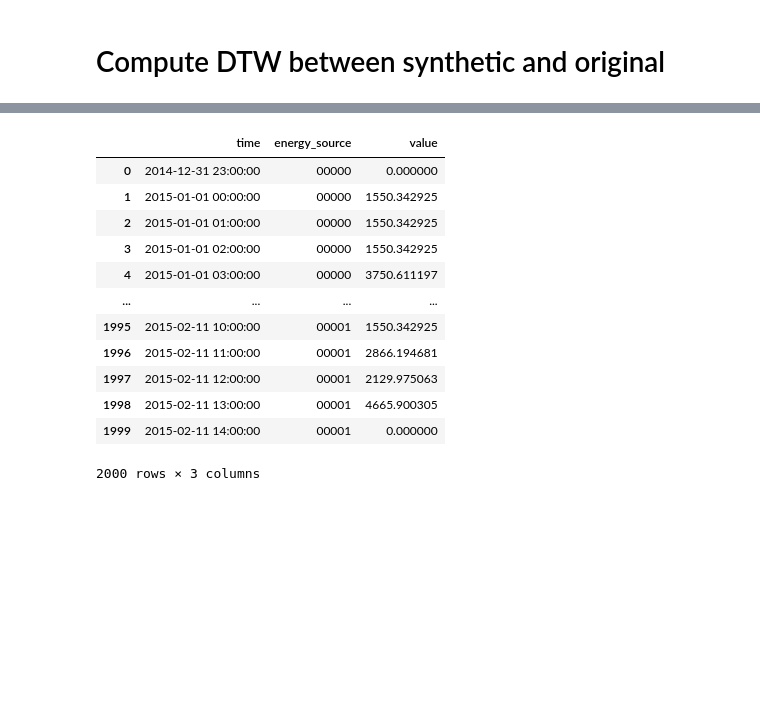
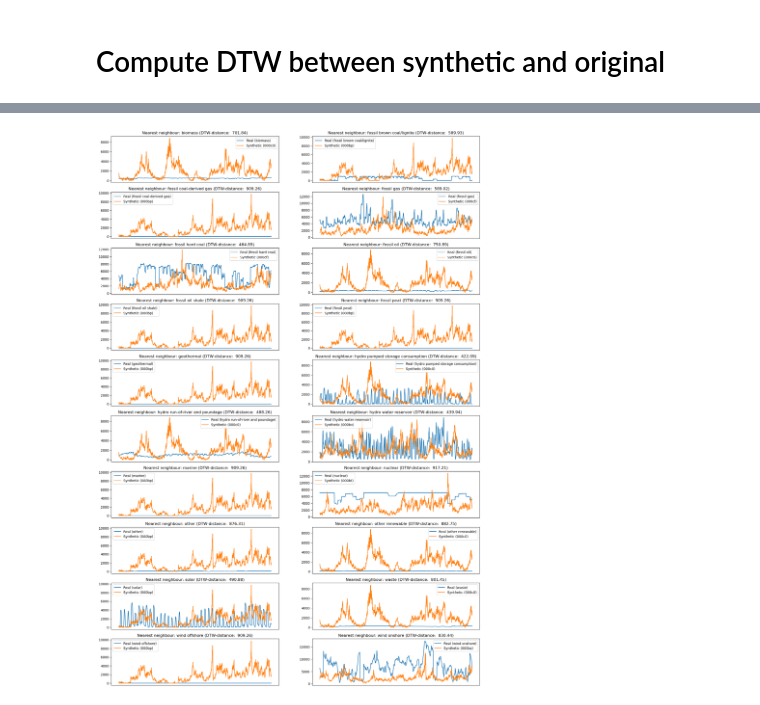
Before and after one commit to oskargirardin/CRP_GDPR_datasets, a Jupyter notebook: use_cases/time_series_prediction/time_series.ipynb, the cells around one changed output, grey strips where cells are left out. Drawn from its saved outputs; the diff is of its cells as text; code cells hidden in the pictures; blank space fills up the shorter version.

Commit message:
First draft of plotting time series

```diff
--- a/use_cases/time_series_prediction/time_series.ipynb
+++ b/use_cases/time_series_prediction/time_series.ipynb
@@ -433,12 +430,0 @@ dist_matrix.describe()
-# %%
-datasets = load_csvs(folder_name='./data/') if local else load_csvs(folder_name='.')
-df = datasets["energy_dataset"].iloc[:1000]
-
-
-# Switch the shape of the dataframe to long format
-gen_columns = list(filter(lambda x: "generation" in x, df.columns))
-df_long = df.melt(["time"], gen_columns)
-df_long.columns = ["time","energy_source", "value"]
-
-# Clean time and energy_source column
-df_long["time"] = pd.to_datetime(df_long["time"], utc = True)
@@ -460,2 +430,0 @@ Name: time, Length: 21000, dtype: datetime64[ns, UTC]
-# %%
-df_long, metadata = get_energy_data_metadata(rows_limit=1000, interpolate= True, drop_na_cols=True)
@@ -500,16 +431,32 @@ synthesizer.fit(df_long)
-# %%
-synthesizer.sample(2)
-# %% [output]
-|  | time | energy_source | value |
-| 0 | 2014-12-31 23:00:00 | 00000 | 0.000000 |
-| 1 | 2015-01-01 00:00:00 | 00000 | 1550.342925 |
-| 2 | 2015-01-01 01:00:00 | 00000 | 1550.342925 |
-| 3 | 2015-01-01 02:00:00 | 00000 | 1550.342925 |
-| 4 | 2015-01-01 03:00:00 | 00000 | 3750.611197 |
-| ... | ... | ... | ... |
-| 1995 | 2015-02-11 10:00:00 | 00001 | 1550.342925 |
-| 1996 | 2015-02-11 11:00:00 | 00001 | 2866.194681 |
-| 1997 | 2015-02-11 12:00:00 | 00001 | 2129.975063 |
-| 1998 | 2015-02-11 13:00:00 | 00001 | 4665.900305 |
-| 1999 | 2015-02-11 14:00:00 | 00001 | 0.000000 |
-2000 rows × 3 columns
+# %%
+# Find the nearest neighbour's names
+nearest_synth_ts = dist_matrix.idxmin(axis=0)
+
+# Init plotting
+n_plots = len(df_long["energy_source"].unique())
+fig, axs = plt.subplots(nrows=n_plots//2, ncols=2, figsize=(20,30)) # TODO: account for odd number of plots by setting the last plot to ax.axis("off")
+axs = axs.reshape(-1)
+
+for i, (real_col, synth_name) in enumerate(nearest_synth_ts.items()):
+    # Subset real dataset and extract y, x for plotting
+    real_df_subset = df_long[df_long["energy_source"] == real_col]
+    y_real = real_df_subset["value"]
+    x_real = real_df_subset["time"]
+
+    # Subset synthetic dataset and extract y, x for plotting
+    synth_df_subset = synth_data[synth_data["energy_source"] == synth_name]
+    y_synth = synth_df_subset["value"]
+    x_synth = synth_df_subset["time"]
+
+    axs[i].plot(x_real, y_real, label = f"Real ({real_col})")
+    axs[i].plot(x_synth, y_synth, label = f"Synthetic ({synth_name})")
+    axs[i].tick_params(
+        axis='x',          # changes apply to the x-axis
+        which='both',      # both major and minor ticks are affected
+        bottom=False,      # ticks along the bottom edge are off
+        top=False,         # ticks along the top edge are off
+        labelbottom=False)
+    axs[i].set_title(f"Nearest neighbour: {real_col} (DTW-distance: {dist_matrix[real_col][synth_name]: .2f})")
+    axs[i].legend()
+# %% [output]
+[figure, added]
```
Also changed, not shown: parts of 14 cells of this notebook, 2 other files.
